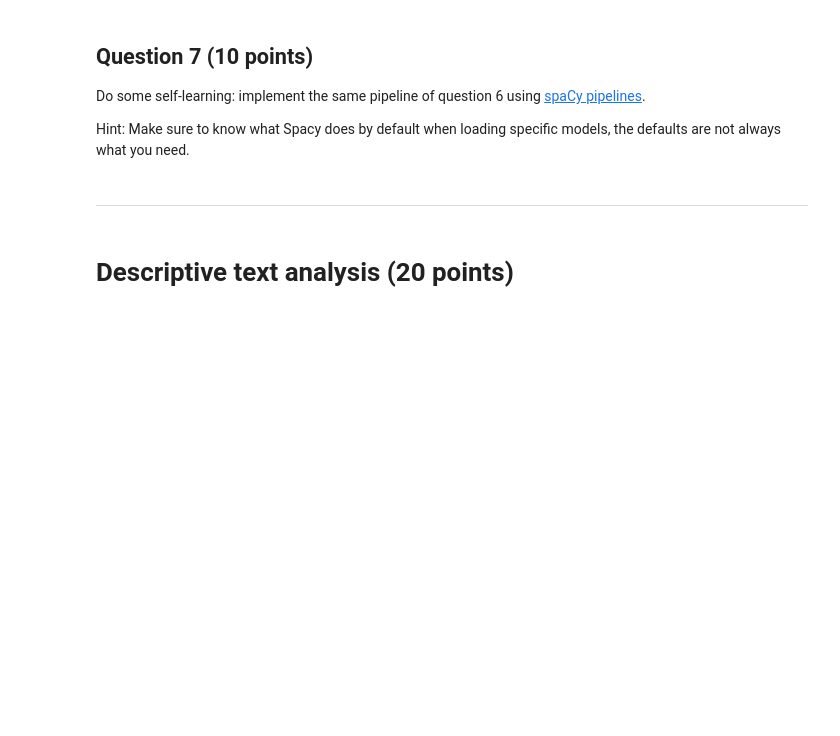
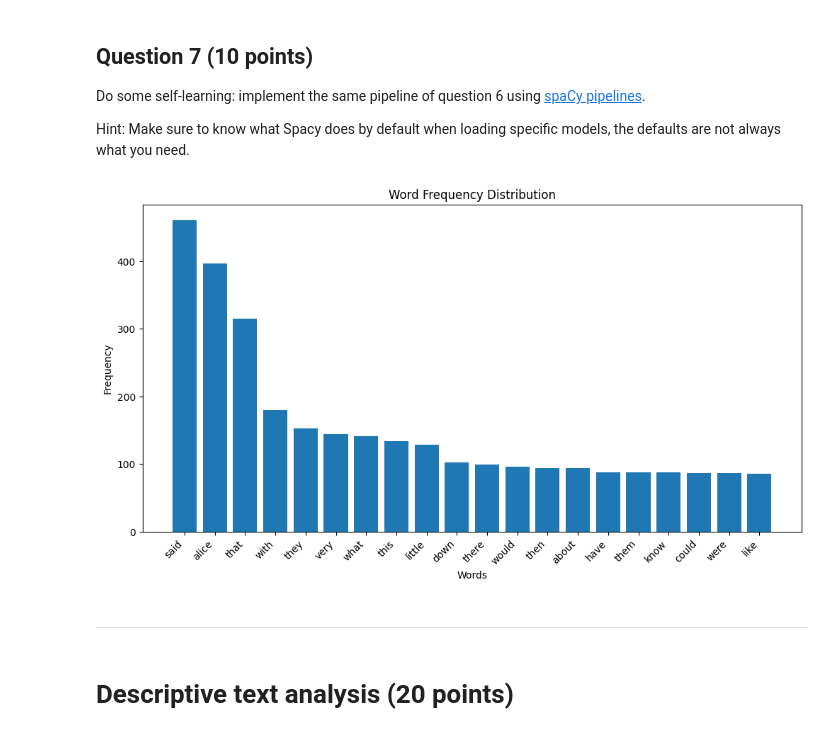
Before and after one commit to GiamiH/AUC_TMCI_2021, a Jupyter notebook: Assignments/assignment_1/notebook.ipynb, the cells around one changed output. Cells and saved outputs as stored; diff of their text form; code cells hidden in the pictures; blank space fills up the shorter version.

```diff
--- a/Assignments/assignment_1/notebook.ipynb
+++ b/Assignments/assignment_1/notebook.ipynb
@@ -221,3 +311,68 @@ Hint: Make sure to know what Spacy does by default when loading specific models,
+# %%
+import spacy
+import csv
+from spacy.lang.en import English
+from spacy.tokens import Doc
+from collections import Counter
+import matplotlib.pyplot as plt
+
+# Load spaCy English language model
+nlp = spacy.load("en_core_web_sm")
+
+def preprocess_text_spacy(text):
+    # Process the text using spaCy
+    doc = nlp(text)
+
+    # Filter out words with less than 4 alphabetic characters
+    filtered_tokens = [token.text.lower() for token in doc if token.is_alpha and len(token.text) >= 4]
+
+    return filtered_tokens
+
+def count_word_frequencies_spacy(tokens):
+    # Count word frequencies using Counter
+    freq_counter = Counter(tokens)
+    return freq_counter
+
+def write_to_csv_spacy(freq_counter, csv_filename):
+    # Write word-frequency pairs to a CSV file (sorted by frequency)
+    sorted_freq_counter = freq_counter.most_common()
+
+    with open(csv_filename, mode='w', newline='', encoding='utf-8') as csv_file:
+        writer = csv.writer(csv_file)
+        writer.writerow(['Word', 'Frequency'])
+        writer.writerows(sorted_freq_counter)
+
+def plot_word_frequency_distribution_spacy(tokens, top_n=20):
+    # Plot the relative frequency of the top N words
+    freq_counter = Counter(tokens)
+    most_common = freq_counter.most_common(top_n)
+
+    labels, values = zip(*most_common)
+    plt.figure(figsize=(12, 6))
+    plt.bar(labels, values)
+    plt.title('Word Frequency Distribution')
+    plt.xlabel('Words')
+    plt.ylabel('Frequency')
+    plt.xticks(rotation=45, ha='right')
+    plt.show()
+
+# Replace 'path/to/your/alice-wonderland_djvu.txt' with the actual path
+with open('/Users/giamihuynh/AUC_TMCI_2021/Assignments/assignment_1/data/alice-wonderland_djvu.txt', 'r', encoding='utf-8') as file:
+    corpus_text_spacy = file.read()
+
+# Preprocess the text using spaCy
+preprocessed_tokens_spacy = preprocess_text_spacy(corpus_text_spacy)
+
+# Count word frequencies using spaCy
+word_frequencies_spacy = count_word_frequencies_spacy(preprocessed_tokens_spacy)
+
+# Write to CSV
+write_to_csv_spacy(word_frequencies_spacy, 'word_frequencies_spacy.csv')
+
+# Plot word frequency distribution using spaCy
+plot_word_frequency_distribution_spacy(preprocessed_tokens_spacy)
+# %% [output]
+[figure, added]
 # %% [markdown]
 ---
 # %% [markdown]
```
Also changed, not shown: parts of 11 cells of this notebook.
